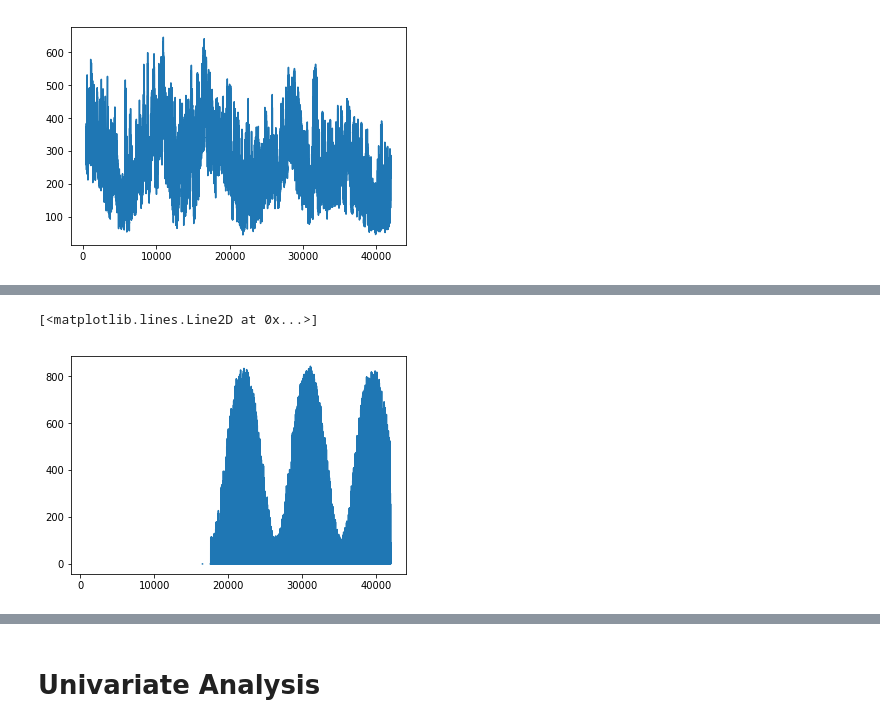
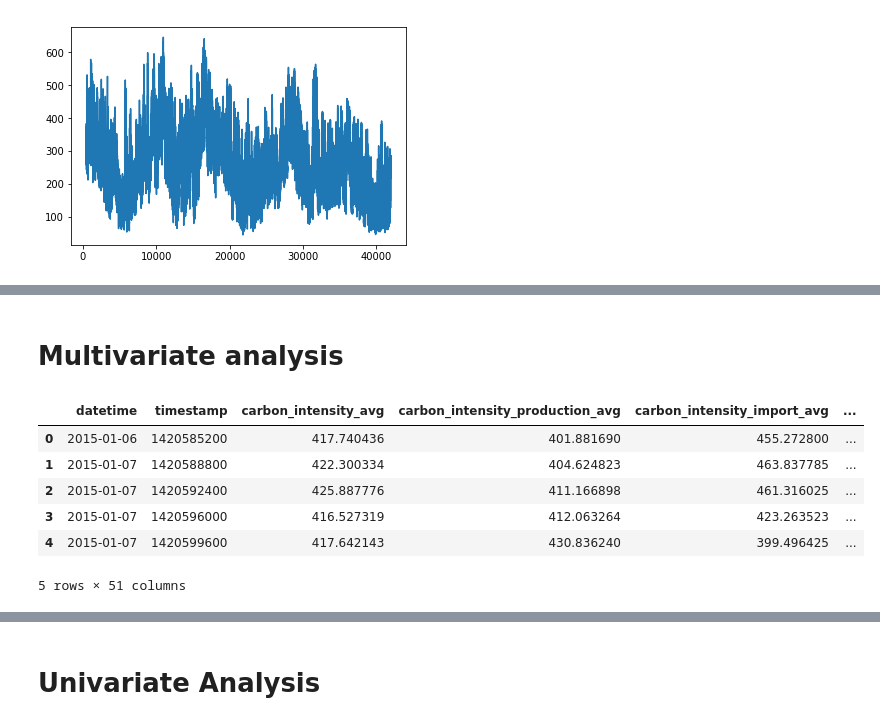
Before and after one commit to bawiz/tmrw, a Jupyter notebook: tmrw_forecast.ipynb, the cells around one changed output, grey strips where cells are left out. Drawn from its saved outputs; the diff is of its cells as text; code cells hidden in the pictures.

```diff
--- a/tmrw_forecast.ipynb
+++ b/tmrw_forecast.ipynb
@@ -28,7 +28,7 @@ Y = data.carbon_intensity_avg
 # %%
 dropColumns =[]
 for i in range(len(data.columns)):
-    if len(data[data.columns[i]].unique())< 5:
+    if len(data[data.columns[i]].unique())< 5 or (data[data.columns[i]].isna().sum()>1000):
         dropColumns.append(data.columns[i])
         print(data.columns[i],i)
 # %% [output]
@@ -94,8 +90,15 @@ plt.plot(data.latest_forecasted_wind_y_avg)
-# %%
-plt.plot(data.latest_forecasted_solar_avg)
-# %% [output]
-[<matplotlib.lines.Line2D at 0x...>]
-[figure, removed]
 # %%
 dataClean = data.dropna()
 dataClean = dataClean.reset_index(drop=True)
+# %% [markdown]
+#  Multivariate analysis
+# %%
+dataClean.head()
+# %% [output]
+|  | datetime | timestamp | carbon_intensity_avg | carbon_intensity_production_avg | carbon_intensity_import_avg | ... |
+| 0 | 2015-01-06 | 1420585200 | 417.740436 | 401.881690 | 455.272800 | ... |
+| 1 | 2015-01-07 | 1420588800 | 422.300334 | 404.624823 | 463.837785 | ... |
+| 2 | 2015-01-07 | 1420592400 | 425.887776 | 411.166898 | 461.316025 | ... |
+| 3 | 2015-01-07 | 1420596000 | 416.527319 | 412.063264 | 423.263523 | ... |
+| 4 | 2015-01-07 | 1420599600 | 417.642143 | 430.836240 | 399.496425 | ... |
+5 rows × 51 columns
```
Also changed, not shown: parts of 28 cells of this notebook.
